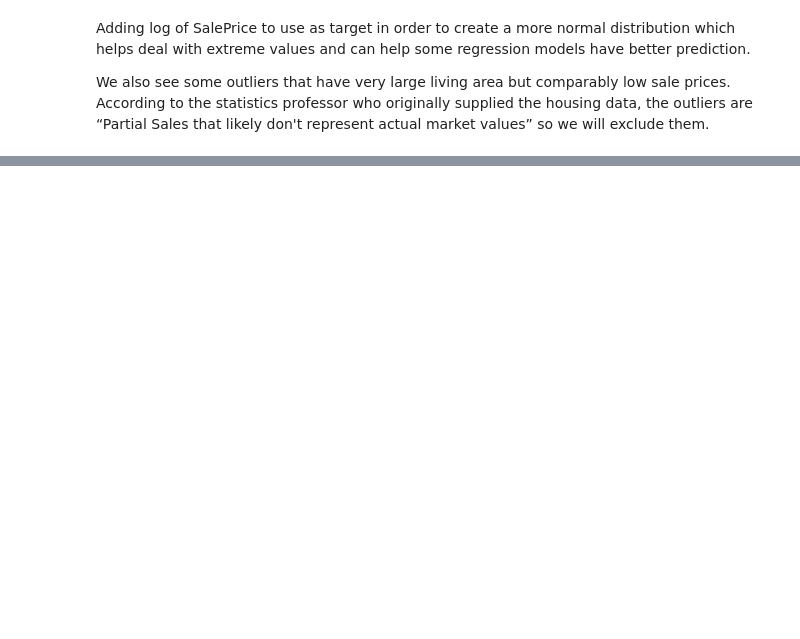
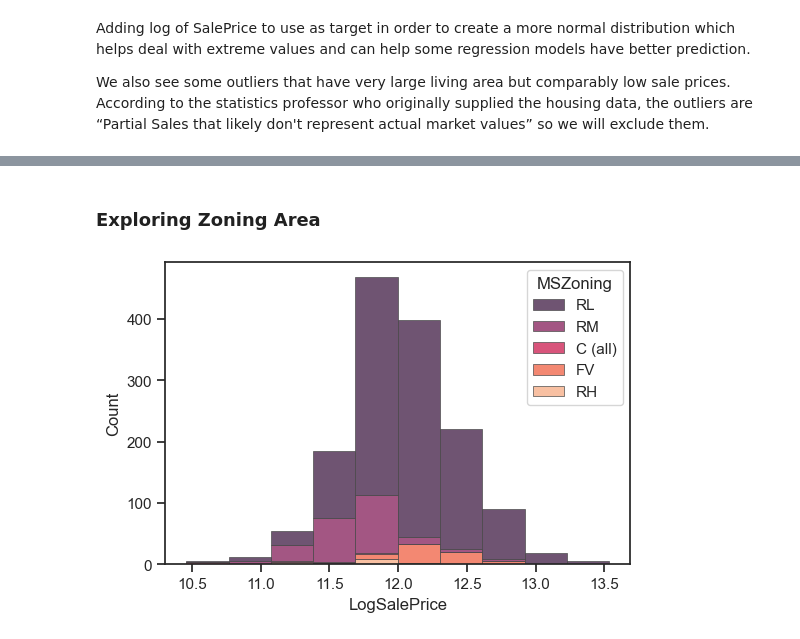
Before and after one commit to DanEllen/House-Prices-Advanced-Regression-Techniques, a Jupyter notebook: Machine_Learning_Code.ipynb, the cells around one changed output, grey strips where cells are left out. Cells and saved outputs as stored; diff of their text form; code cells hidden in the pictures; blank space fills up the shorter version.

```diff
--- a/Machine_Learning_Code.ipynb
+++ b/Machine_Learning_Code.ipynb
@@ -89,0 +79,17 @@ full = full[full.GrLivArea < 4500]
+# %% [markdown]
+### Exploring Zoning Area
+# %%
+sns.set_theme(style="ticks")
+ax = sns.histplot(
+    full,
+    x="LogSalePrice",
+    hue="MSZoning",
+    multiple="stack",
+    bins=10,
+    palette="rocket",
+    edgecolor=".3",
+    legend = True,
+    linewidth=.5)
+ax.figure.savefig('./images/hist_zoning.png', dpi=500)
+# %% [output]
+[figure, added]
```
Also changed, not shown: parts of 23 cells of this notebook, 8 other files.
